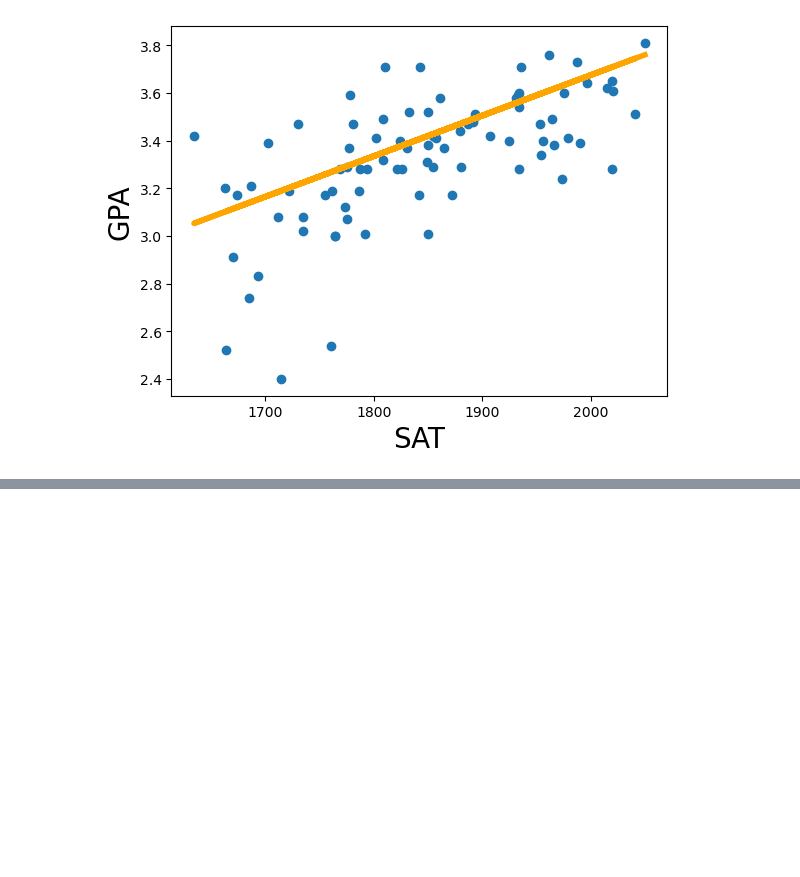
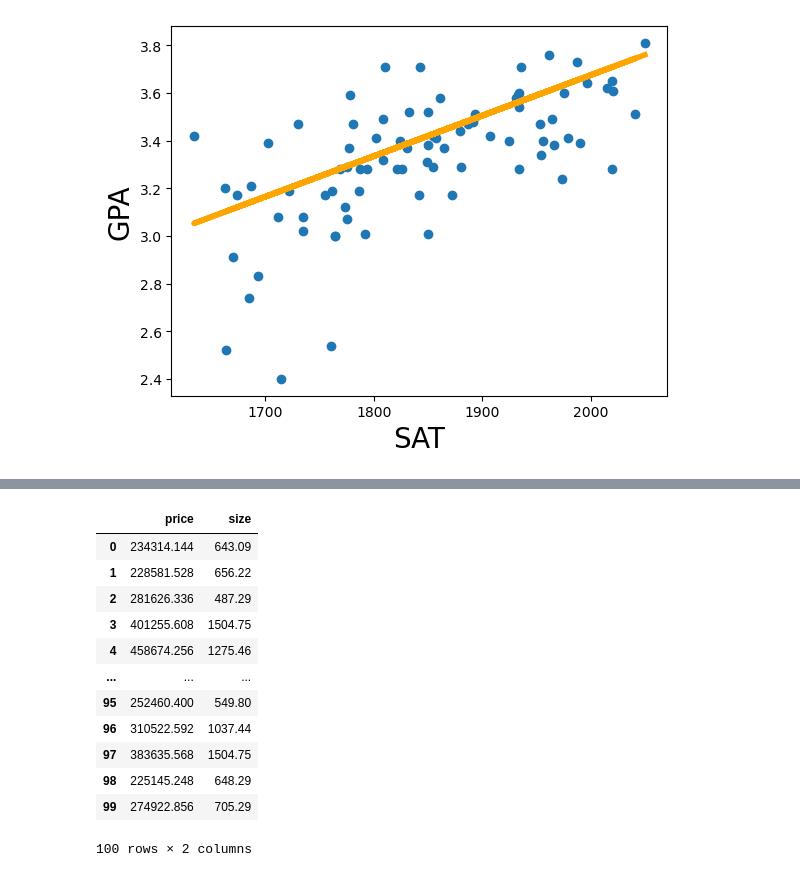
Before and after one commit to oguzkaganbilici/Complete-Data-Science-Bootcamp, a Jupyter notebook: first_regression.ipynb, the cells around one changed output, grey strips where cells are left out. Cells and saved outputs as stored; diff of their text form; code cells hidden in the pictures; blank space fills up the shorter version.

```diff
--- a/first_regression.ipynb
+++ b/first_regression.ipynb
@@ -117,0 +131,17 @@ plt.show()
+# %%
+data2 = pd.read_csv("real_estate_price_size.csv")
+data2
+# %% [output]
+|  | price | size |
+| 0 | 234314.144 | 643.09 |
+| 1 | 228581.528 | 656.22 |
+| 2 | 281626.336 | 487.29 |
+| 3 | 401255.608 | 1504.75 |
+| 4 | 458674.256 | 1275.46 |
+| ... | ... | ... |
+| 95 | 252460.400 | 549.80 |
+| 96 | 310522.592 | 1037.44 |
+| 97 | 383635.568 | 1504.75 |
+| 98 | 225145.248 | 648.29 |
+| 99 | 274922.856 | 705.29 |
+100 rows × 2 columns
```
Also changed, not shown: parts of 10 cells of this notebook.
